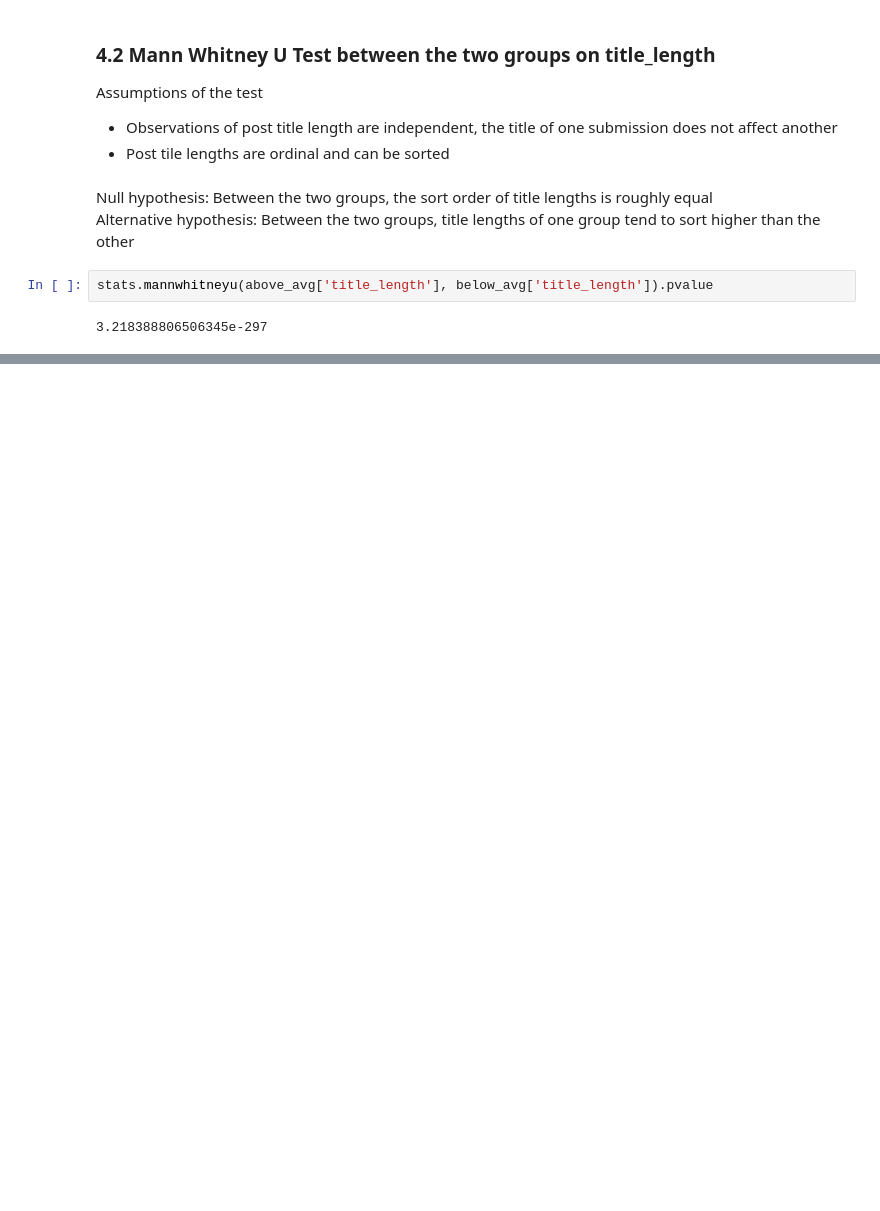
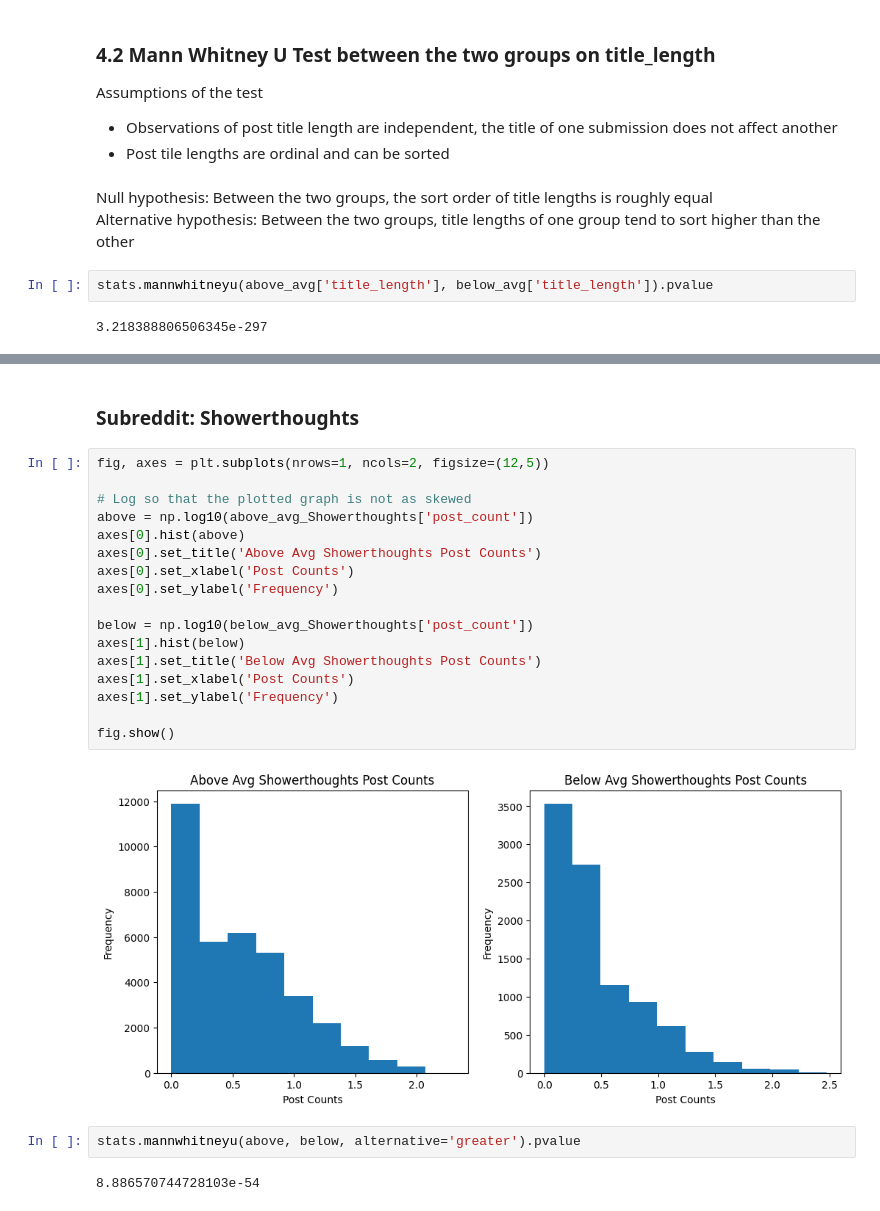
Before and after one commit to Toastjpg/CMPT353-Project, a Jupyter notebook: 4-relationship_analysis.ipynb, the cells around one changed output, grey strips where cells are left out. Saved outputs shown, nothing was run; the diff lists cells and outputs as text; blank space fills up the shorter version.

```diff
--- a/4-relationship_analysis.ipynb
+++ b/4-relationship_analysis.ipynb
@@ -83,0 +187,25 @@ Does the number of posts made in a time period affect the average score of submi
+# %% [markdown]
+### Subreddit: Showerthoughts
+# %%
+fig, axes = plt.subplots(nrows=1, ncols=2, figsize=(12,5))
+
+# Log so that the plotted graph is not as skewed
+above = np.log10(above_avg_Showerthoughts['post_count'])
+axes[0].hist(above)
+axes[0].set_title('Above Avg Showerthoughts Post Counts')
+axes[0].set_xlabel('Post Counts')
+axes[0].set_ylabel('Frequency')
+
+below = np.log10(below_avg_Showerthoughts['post_count'])
+axes[1].hist(below)
+axes[1].set_title('Below Avg Showerthoughts Post Counts')
+axes[1].set_xlabel('Post Counts')
+axes[1].set_ylabel('Frequency')
+
+fig.show()
+# %% [output]
+[figure, added]
+# %%
+stats.mannwhitneyu(above, below, alternative='greater').pvalue
+# %% [output]
+8.886570744728103e-54
```
Also changed, not shown: parts of 28 cells of this notebook, 1 other file.
